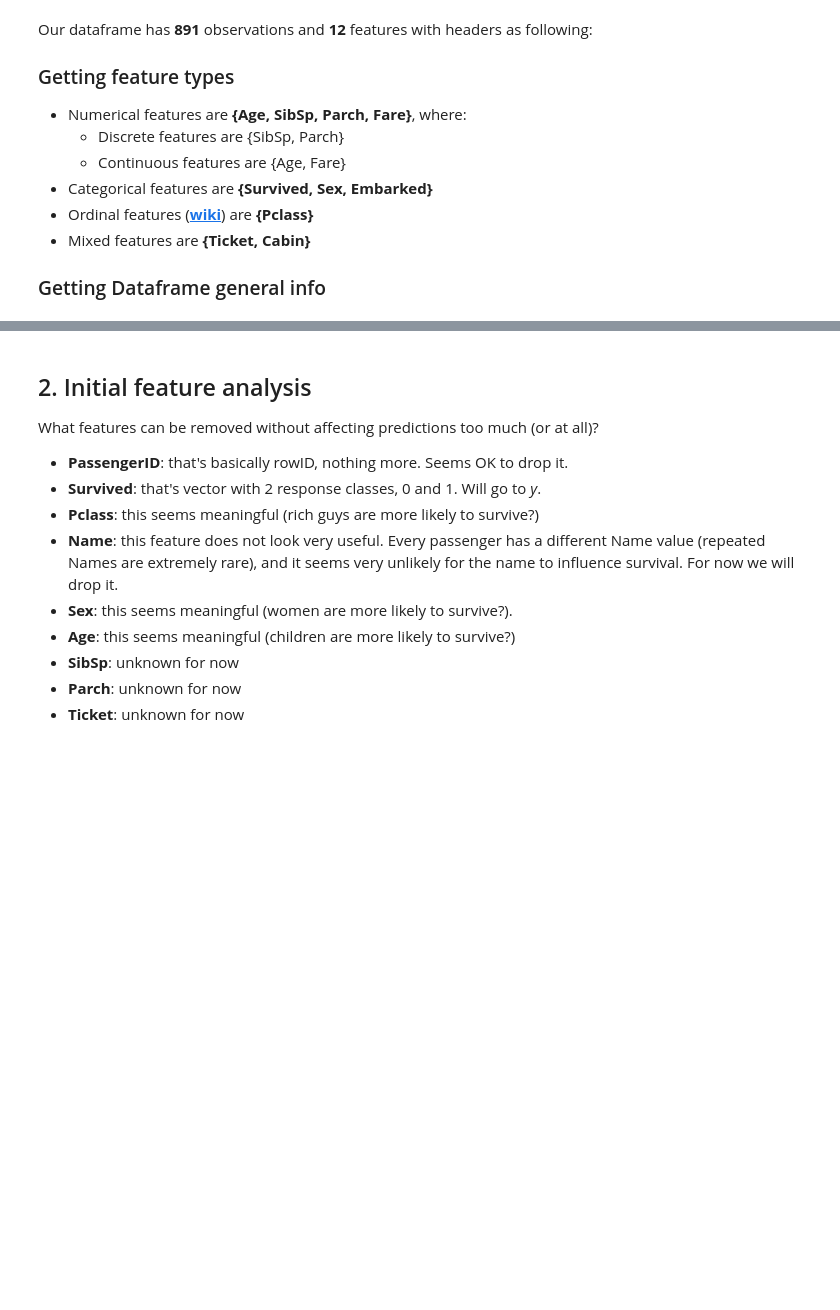
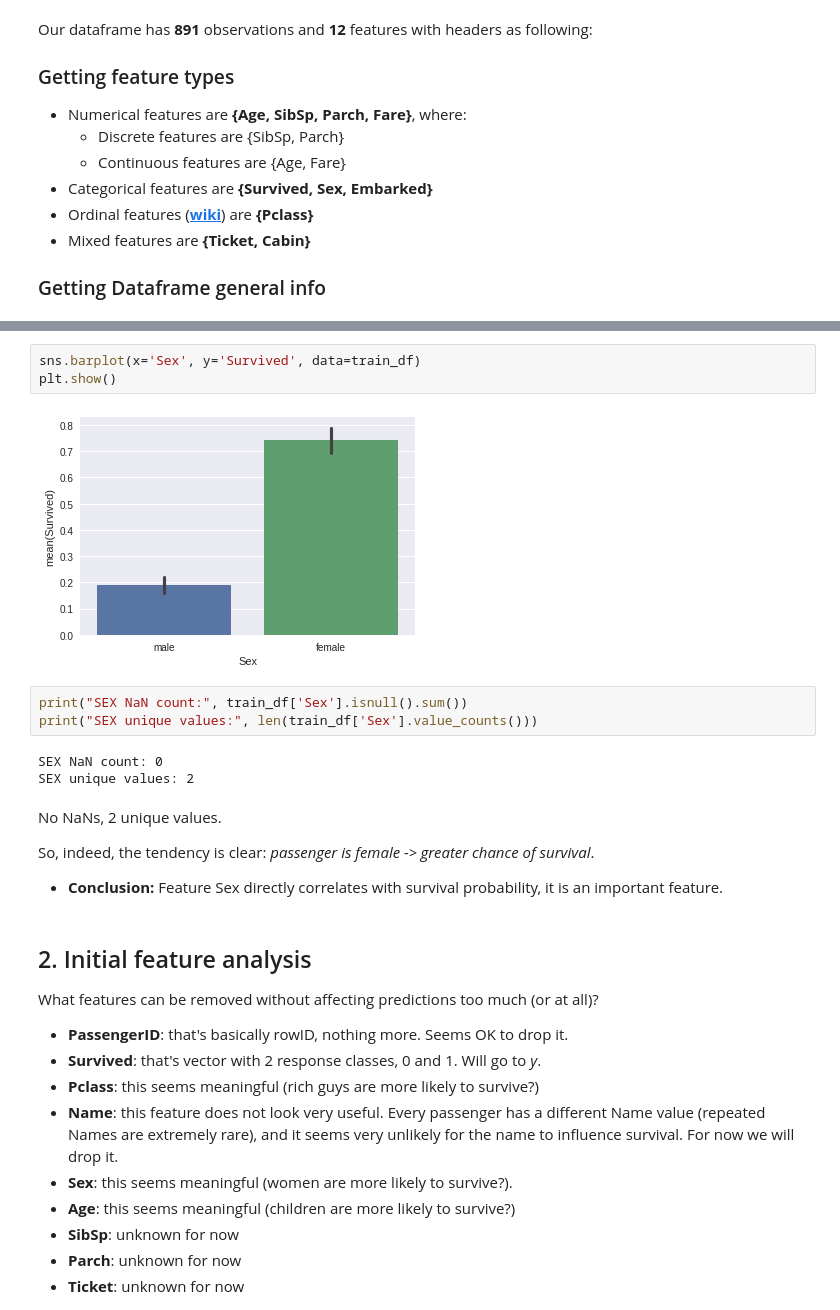
Before and after one commit to KonstantinMasich/Machine_Learning, a Jupyter notebook: Kaggle/Titanic/feature_selection.ipynb, the cells around one changed output, grey strips where cells are left out. Saved outputs shown, nothing was run; the diff lists cells and outputs as text; blank space fills up the shorter version.

```diff
--- a/Kaggle/Titanic/feature_selection.ipynb
+++ b/Kaggle/Titanic/feature_selection.ipynb
@@ -106,3 +277,19 @@ Drop feature PassengerID.
+# %%
+sns.barplot(x='Sex', y='Survived', data=train_df)
+plt.show()
+# %% [output]
+[figure, added]
+# %%
+print("SEX NaN count:", train_df['Sex'].isnull().sum())
+print("SEX unique values:", len(train_df['Sex'].value_counts()))
+# %% [output]
+SEX NaN count: 0
+SEX unique values: 2
+# %% [markdown]
+No NaNs, 2 unique values.
+
+So, indeed, the tendency is clear: *passenger is female -> greater chance of survival*.
+- **Conclusion:** Feature Sex directly correlates with survival probability, it is an important feature.
 # %% [markdown]
 ## 2. Initial feature analysis
 What features can be removed without affecting predictions too much (or at all)?
```
Also changed, not shown: parts of 24 cells of this notebook.
